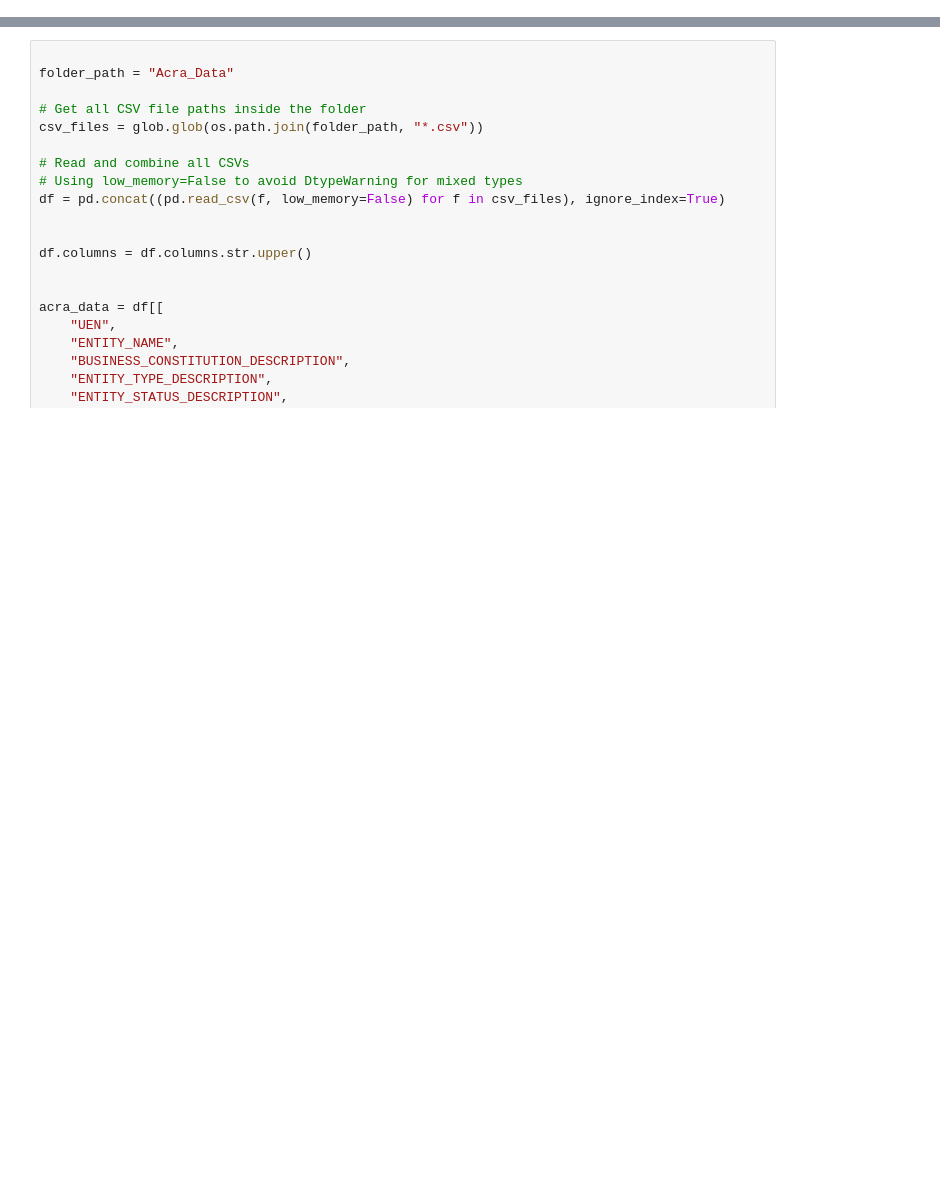
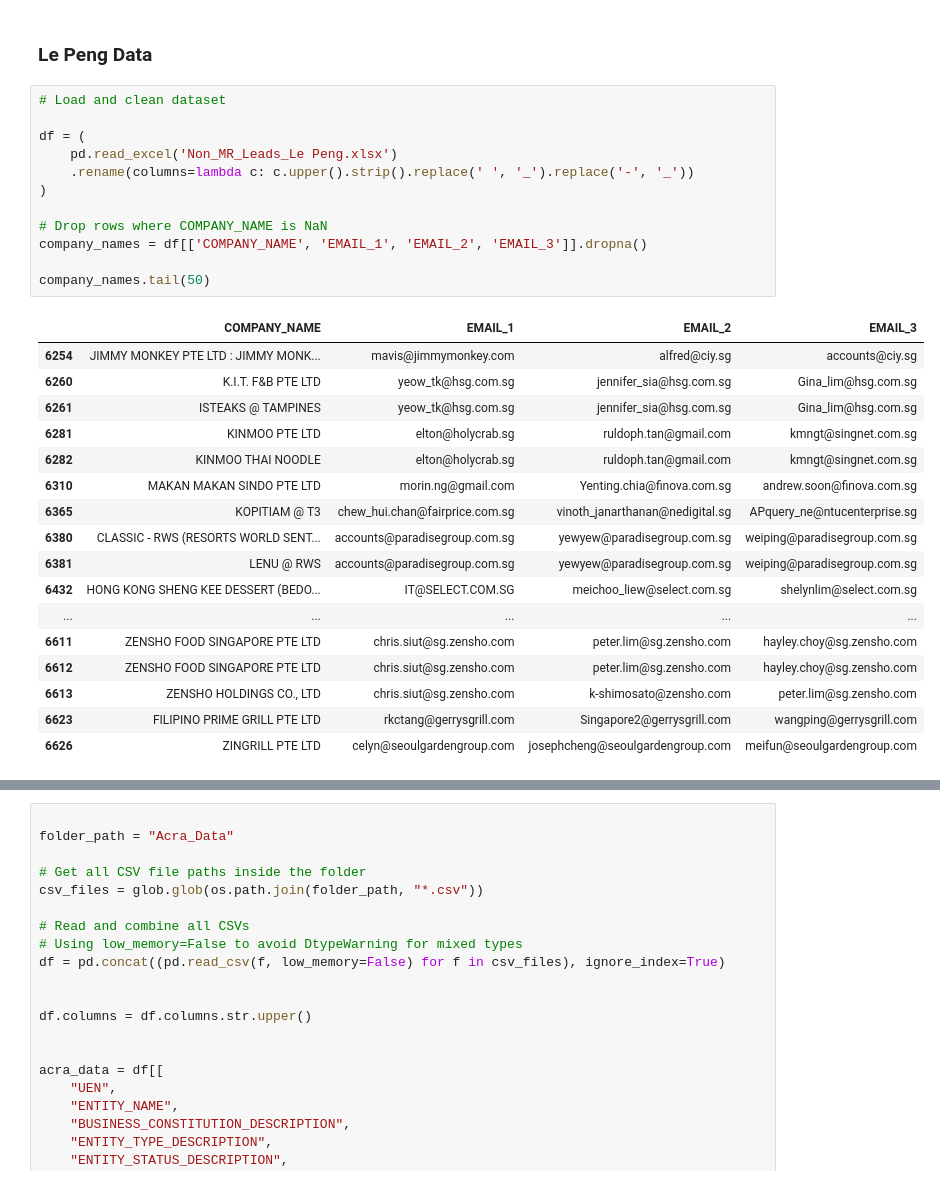
Before and after one commit to AzlieJohari57/Adhoc_Leads_Refinement_Pipeline, a Jupyter notebook: Bronze_1.ipynb, the cells around one changed output, grey strips where cells are left out. Drawn from its saved outputs; the diff is of its cells as text; blank space fills up the shorter version.

```diff
--- a/Bronze_1.ipynb
+++ b/Bronze_1.ipynb
@@ -52,0 +18,32 @@ First few rows:
+# %% [markdown]
+### Le Peng Data
+# %%
+# Load and clean dataset
+
+df = (
+    pd.read_excel('Non_MR_Leads_Le Peng.xlsx')
+    .rename(columns=lambda c: c.upper().strip().replace(' ', '_').replace('-', '_'))
+)
+
+# Drop rows where COMPANY_NAME is NaN
+company_names = df[['COMPANY_NAME', 'EMAIL_1', 'EMAIL_2', 'EMAIL_3']].dropna()
+
+company_names.tail(50)
+# %% [output]
+|  | COMPANY_NAME | EMAIL_1 | EMAIL_2 | EMAIL_3 |
+| 6254 | JIMMY MONKEY PTE LTD : JIMMY MONK... | mavis@jimmymonkey.com | alfred@ciy.sg | accounts@ciy.sg |
+| 6260 | K.I.T. F&B PTE LTD | yeow_tk@hsg.com.sg | jennifer_sia@hsg.com.sg | Gina_lim@hsg.com.sg |
+| 6261 | ISTEAKS @ TAMPINES | yeow_tk@hsg.com.sg | jennifer_sia@hsg.com.sg | Gina_lim@hsg.com.sg |
+| 6281 | KINMOO PTE LTD | elton@holycrab.sg | ruldoph.tan@gmail.com | kmngt@singnet.com.sg |
+| 6282 | KINMOO THAI NOODLE | elton@holycrab.sg | ruldoph.tan@gmail.com | kmngt@singnet.com.sg |
+| 6310 | MAKAN MAKAN SINDO PTE LTD | morin.ng@gmail.com | Yenting.chia@finova.com.sg | andrew.soon@finova.com.sg |
+| 6365 | KOPITIAM @ T3 | chew_hui.chan@fairprice.com.sg | vinoth_janarthanan@nedigital.sg | APquery_ne@ntucenterprise.sg |
+| 6380 | CLASSIC - RWS (RESORTS WORLD SENT... | accounts@paradisegroup.com.sg | yewyew@paradisegroup.com.sg | weiping@paradisegroup.com.sg |
+| 6381 | LENU @ RWS | accounts@paradisegroup.com.sg | yewyew@paradisegroup.com.sg | weiping@paradisegroup.com.sg |
+| 6432 | HONG KONG SHENG KEE DESSERT (BEDO... | IT@SELECT.COM.SG | meichoo_liew@select.com.sg | shelynlim@select.com.sg |
+| ... | ... | ... | ... | ... |
+| 6611 | ZENSHO FOOD SINGAPORE PTE LTD | chris.siut@sg.zensho.com | peter.lim@sg.zensho.com | hayley.choy@sg.zensho.com |
+| 6612 | ZENSHO FOOD SINGAPORE PTE LTD | chris.siut@sg.zensho.com | peter.lim@sg.zensho.com | hayley.choy@sg.zensho.com |
+| 6613 | ZENSHO HOLDINGS CO., LTD | chris.siut@sg.zensho.com | k-shimosato@zensho.com | peter.lim@sg.zensho.com |
+| 6623 | FILIPINO PRIME GRILL PTE LTD | rkctang@gerrysgrill.com | Singapore2@gerrysgrill.com | wangping@gerrysgrill.com |
+| 6626 | ZINGRILL PTE LTD | celyn@seoulgardengroup.com | josephcheng@seoulgardengroup.com | meifun@seoulgardengroup.com |
```
Also changed, not shown: parts of 19 cells of this notebook, 3 other files.
